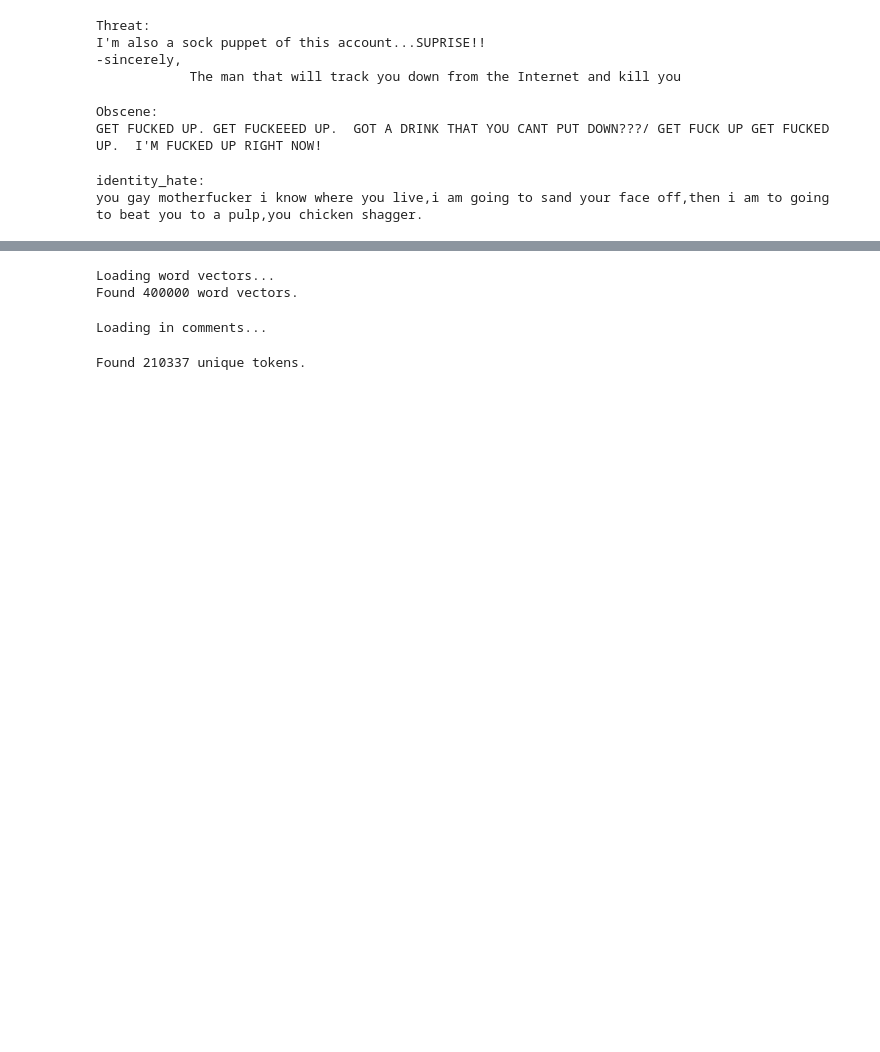
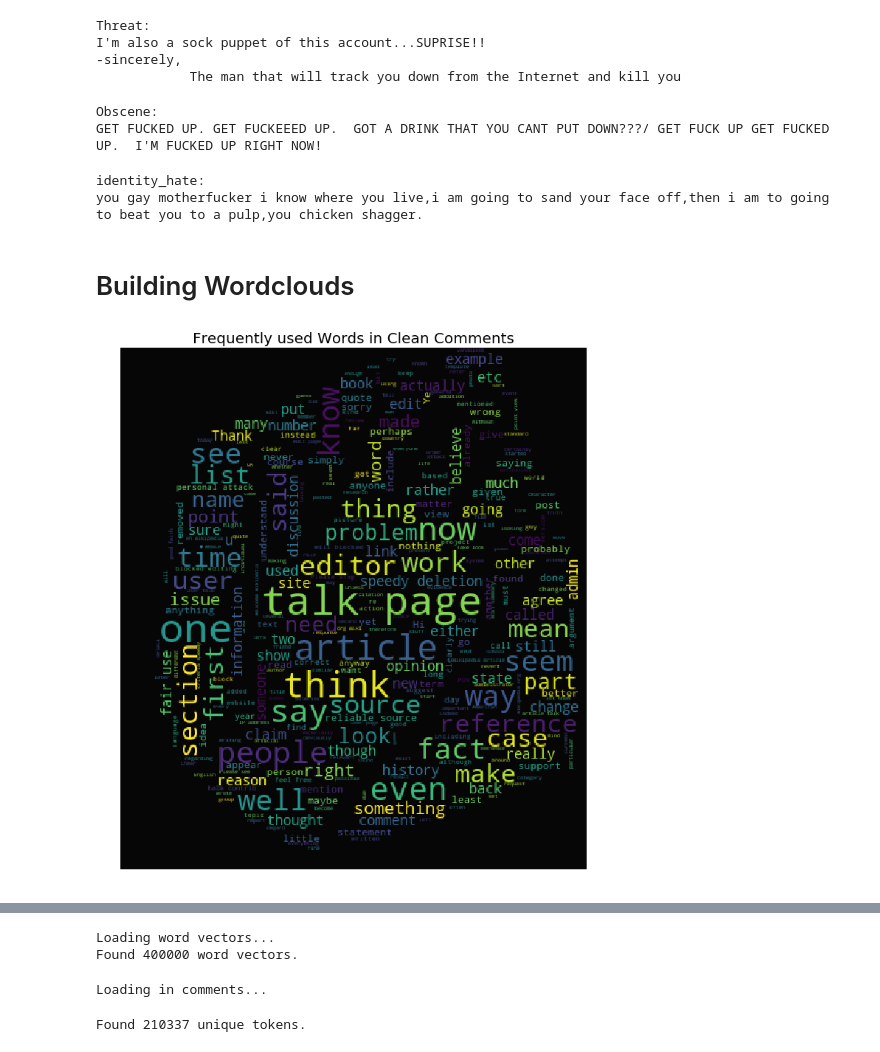
Before and after one commit to sid321axn/nlp_toxic_comment_classification, a Jupyter notebook: LSTM_NLP_TOXIC_COMMENTS.ipynb, the cells around one changed output, grey strips where cells are left out. Drawn from its saved outputs; the diff is of its cells as text; code cells hidden in the pictures; blank space fills up the shorter version.

```diff
--- a/LSTM_NLP_TOXIC_COMMENTS.ipynb
+++ b/LSTM_NLP_TOXIC_COMMENTS.ipynb
@@ -173,3 +200,5 @@ print(train[train.identity_hate==1].iloc[7,1])
 # %% [output]
 identity_hate:
 you gay motherfucker i know where you live,i am going to sand your face off,then i am to going to beat you to a pulp,you chicken shagger.
+# %% [markdown]
+# Building Wordclouds
@@ -175,0 +207,17 @@ you gay motherfucker i know where you live,i am going to sand your face off,then
+# %%
+#clean comments
+clean_mask=np.array(Image.open("hands.png"))
+clean_mask=clean_mask[:,:,1]
+# %%
+#wordcloud for clean comments
+subset=train[train.clean==True]
+text=subset.comment_text.values
+wc= WordCloud(background_color="black",max_words=2000,max_font_size= 40,mask=clean_mask,stopwords=STOPWORDS)
+wc.generate(" ".join(text))
+plt.figure(figsize=(16,13))
+plt.axis("off")
+plt.title("Frequently used Words in Clean Comments", fontsize=20)
+plt.imshow(wc.recolor(colormap= 'viridis' , random_state=17), alpha=0.98)
+plt.show()
+# %% [output]
+[figure, added]
```
Also changed, not shown: parts of 12 cells of this notebook.
